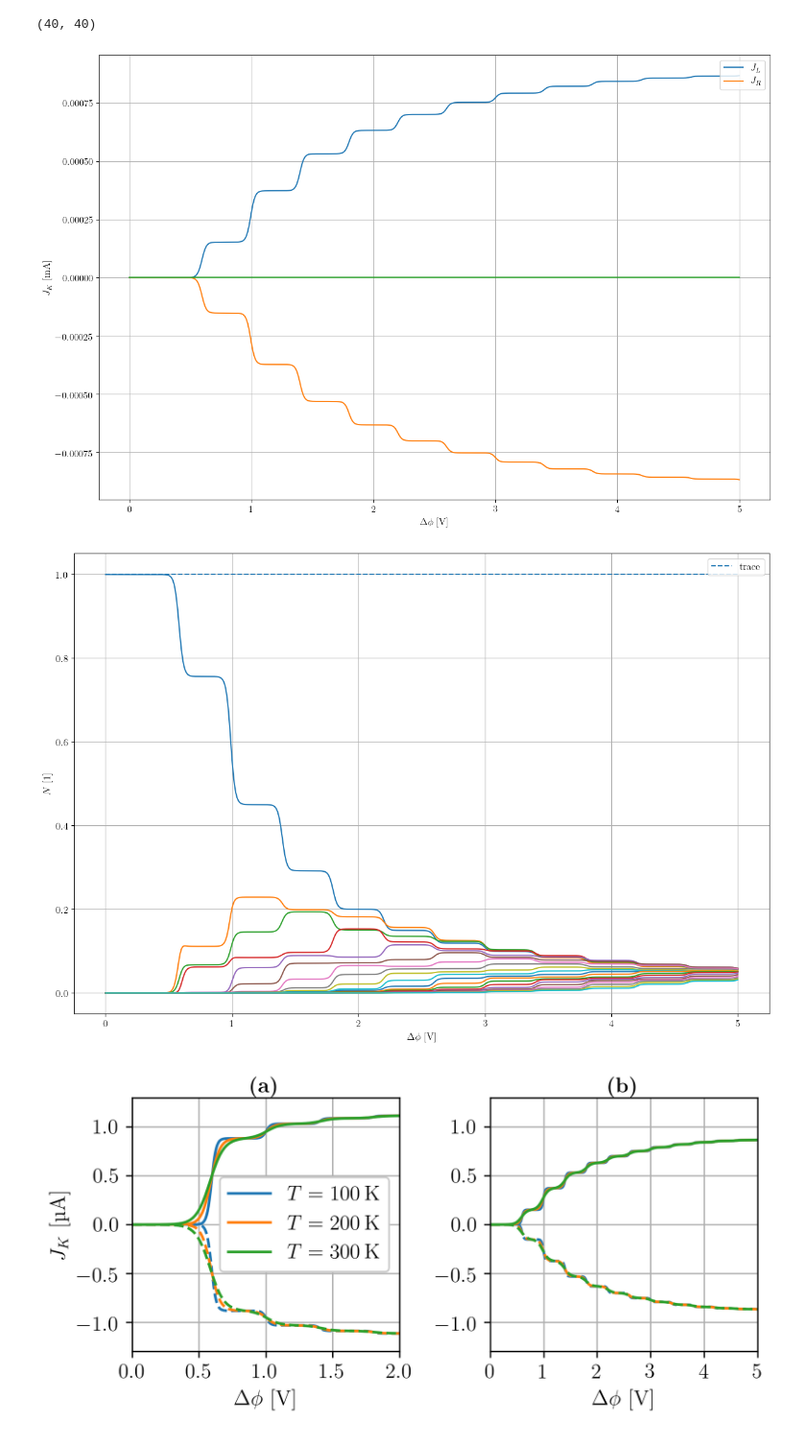
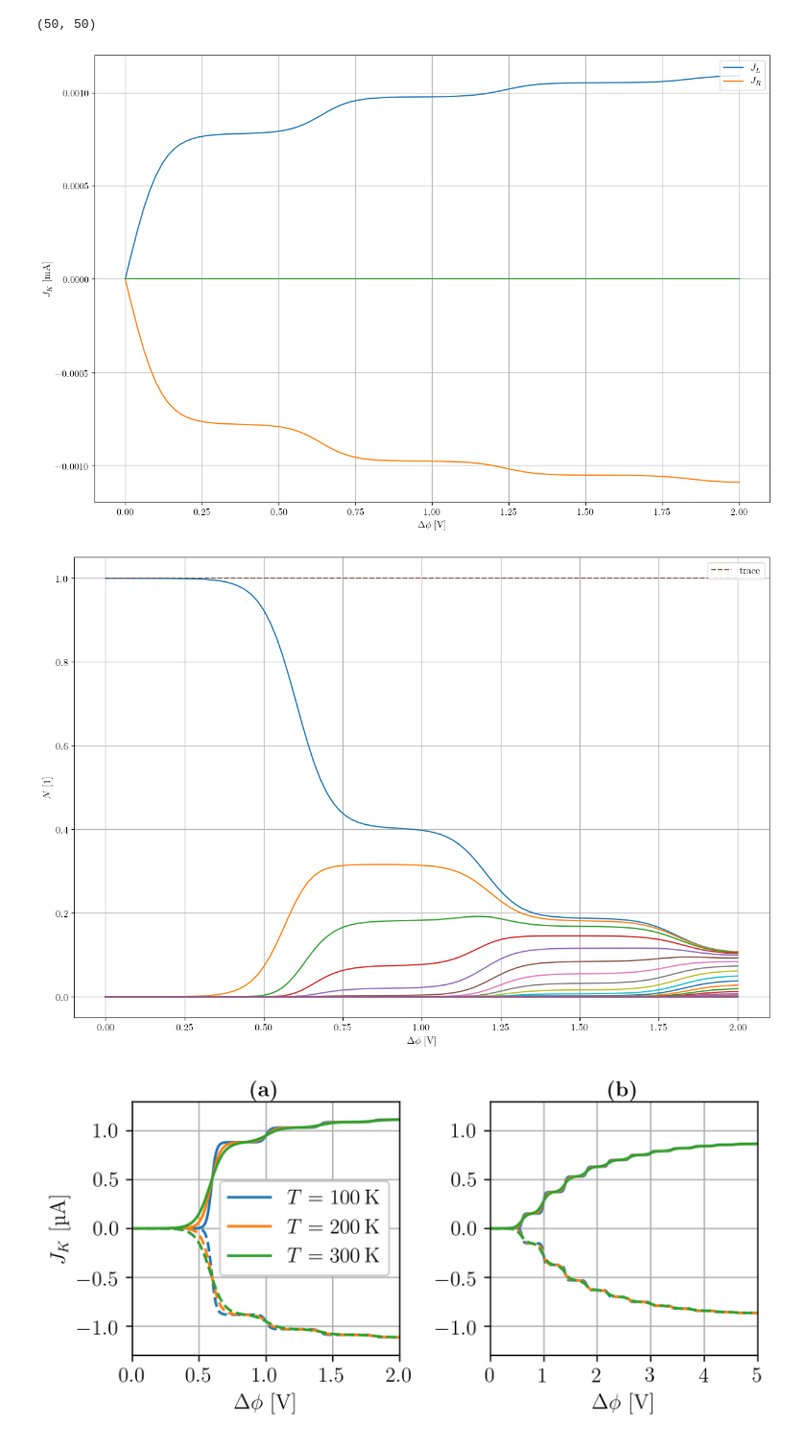
Before and after one commit to robingrether/Born-Markov, a Jupyter notebook: Holstein.ipynb, the cells around one changed output. Shown at 96% size. Saved outputs shown, nothing was run; the diff lists cells and outputs as text; code cells hidden in the pictures.

Commit message:
Holstein semi-classical advanced analysis

```diff
--- a/Holstein.ipynb
+++ b/Holstein.ipynb
@@ -11,13 +11,19 @@ import joblib
 
 from bmme import *
 # %%
-omega = 0.2 # eV
-lamda = 0.4 # eV
-e_0 = .3 + (lamda**2/omega) # eV
-N = 20
-Gamma = 0.01 # eV
-T = .026 / 3 # eV
-voltages = numpy.linspace(0., 5., 501)#numpy.linspace(0., 1., 201)
+omega = .3
+lamda = .2
+e_0 = .15
+Gamma = .01
+T = .026
+
+#omega = 0.2 # eV
+#lamda = 0.4 # eV
+#e_0 = .3 + (lamda**2/omega) # eV
+N = 25
+#Gamma = 0.01 # eV
+#T = .026 / 3 # eV
+voltages = numpy.linspace(0., 2., 101)#numpy.linspace(0., 1., 201)
 
 solver = create_holstein_solver_via_polaron_transformation(e_0, omega, lamda, N, Gamma, 0.0, 0.0, T, T, include_digamma=True)
 #solver = create_holstein_solver_via_diagonalization(e_0, omega, lamda, 100, Gamma, 0.0, 0.0, T, T, include_digamma=True, chop=2*N)
@@ -44,37 +50,37 @@ for i, voltage in enumerate(voltages):
 #for i, voltage in enumerate(tqdm(voltages)):
 
 pyplot.figure(figsize=(15,10))
 pyplot.plot(voltages, currents[:,0], label="$J_L$")
 pyplot.plot(voltages, currents[:,1], label="$J_R$")
 pyplot.plot(voltages, currents[:,0] + currents[:,1])
 
 pyplot.grid()
 pyplot.legend(loc=1)
 pyplot.xlabel("$\\Delta\\phi$ [V]")
 pyplot.ylabel("$J_K$ [mA]")
 #pyplot.ylim(-1.3e-3, 1.3e-3)
 #pyplot.xlim(.0, .2)
 pyplot.show()
 
 pyplot.figure(figsize=(15,10))
 for i in range(N):
     pyplot.plot(voltages, populations[:,i] + populations[:,i + N])
 
 pyplot.plot(voltages, numpy.sum(populations, axis=1), ls="--", label="trace")
 
 pyplot.grid()
 pyplot.legend(loc=1)
 pyplot.xlabel("$\\Delta\\phi$ [V]")
 pyplot.ylabel("$N$ [1]")
 #pyplot.ylim(-.1, 1.1)
 pyplot.show()
 
-numpy.save(f"data/holstein/currents_lamda{lamda}_{int(T/.026*300)}K_polaron", currents)
+#numpy.save(f"data/holstein/currents_lamda{lamda}_{int(T/.026*300)}K_polaron", currents)
 #numpy.save(f"data/holstein/populations_lamda{lamda}_{int(T/.026*300)}K_polaron", populations)
 # %% [output]
-(40, 40)
+(50, 50)
-[figure, old version]
+[figure, new version]
-[figure, old version]
+[figure, new version]
 # %%
 fig, (ax1, ax2) = pyplot.subplots(1, 2, figsize=(6,3), tight_layout=True)
 
```
Also changed, not shown: 7 other files.
